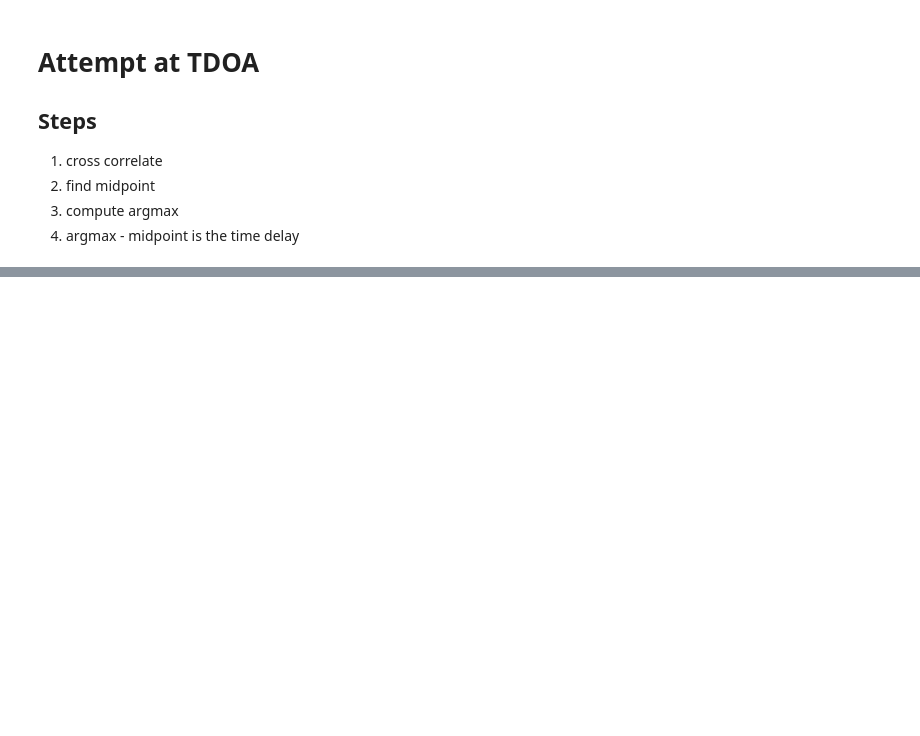
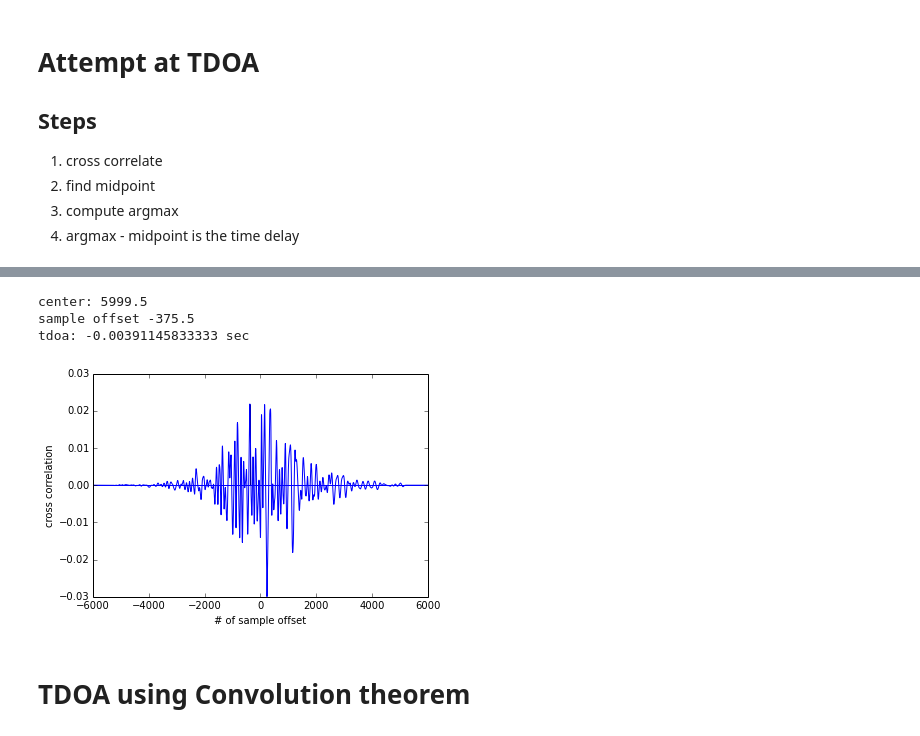
Before and after one commit to mvcisback/damped_waveguide, a Jupyter notebook: tdoa.ipynb, the cells around one changed output, grey strips where cells are left out. Saved outputs shown, nothing was run; the diff lists cells and outputs as text; code cells hidden in the pictures; blank space fills up the shorter version.

Commit message:
added code for using convolution theorem instead

```diff
--- a/tdoa.ipynb
+++ b/tdoa.ipynb
@@ -98,0 +87,9 @@ tdoa: 3.125e-05 sec
+# %%
+tdoa(START+6000)
+# %% [output]
+center: 5999.5
+sample offset -375.5
+tdoa: -0.00391145833333 sec
+[figure, added]
+# %% [markdown]
+# TDOA using Convolution theorem
```
Also changed, not shown: parts of 16 cells of this notebook.
